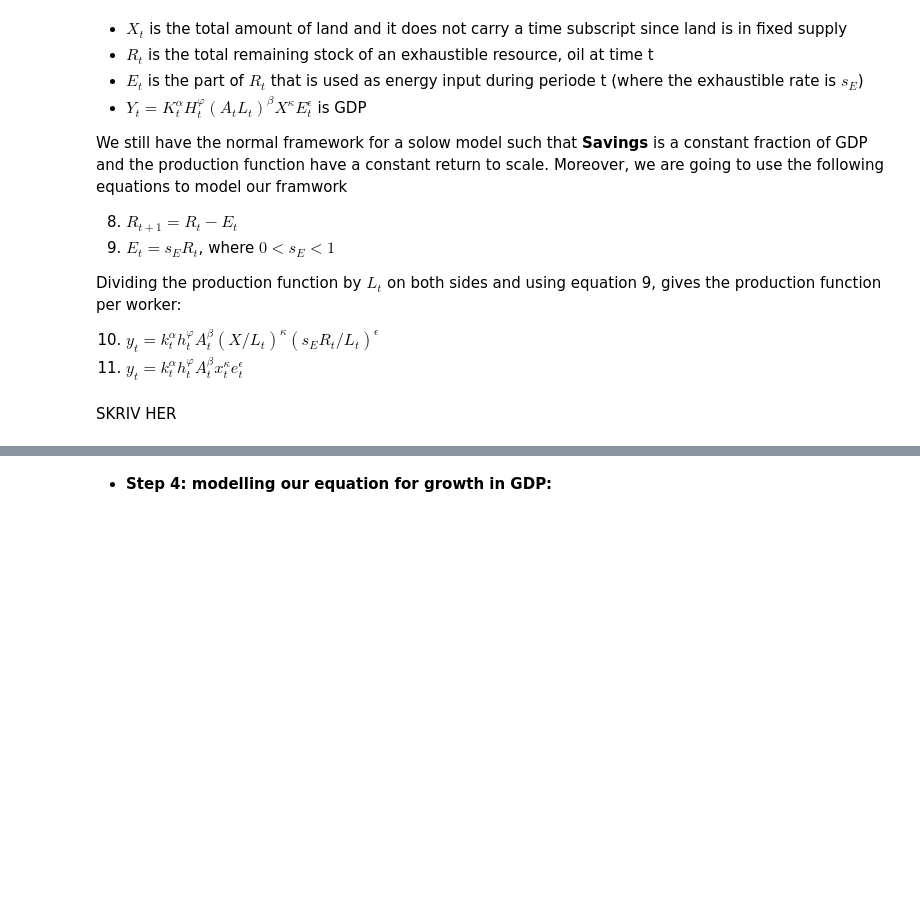
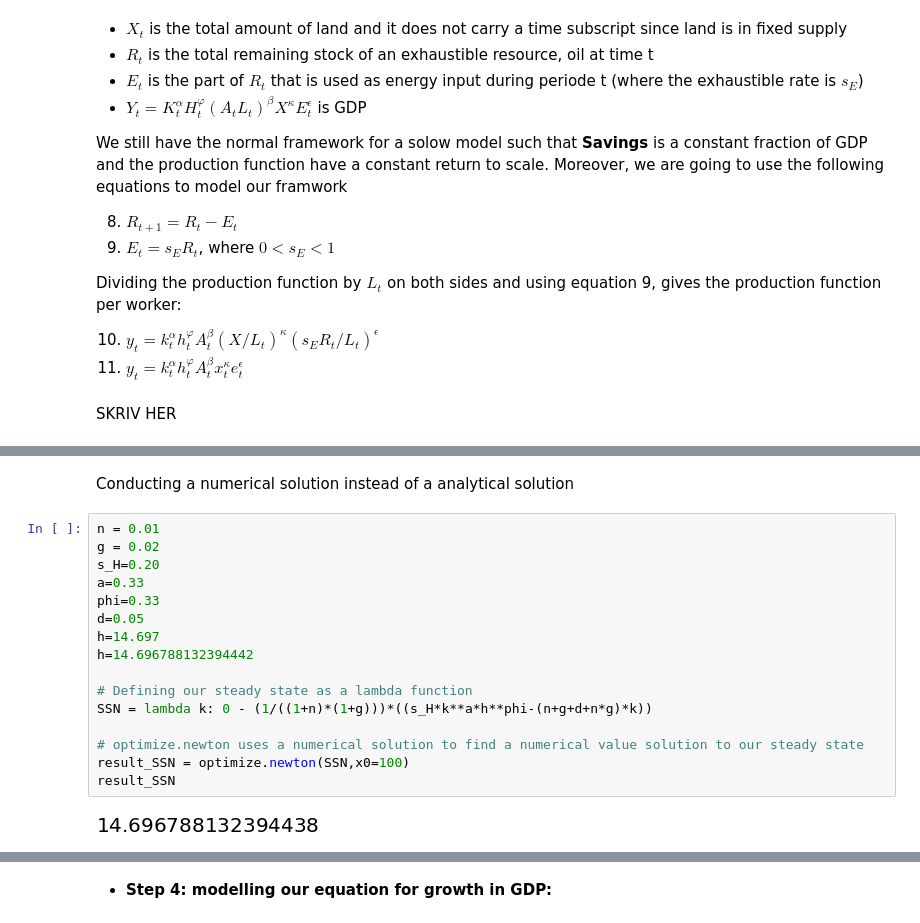
Before and after one commit to NumEconCopenhagen/projects-2019-ccl, a Jupyter notebook: modelproject/modelproject.ipynb, the cells around one changed output, grey strips where cells are left out. Cells and saved outputs as stored; diff of their text form; blank space fills up the shorter version.

```diff
--- a/modelproject/modelproject.ipynb
+++ b/modelproject/modelproject.ipynb
@@ -225,0 +218,20 @@ skriv SS ind her
+# %% [markdown]
+Conducting a numerical solution instead of a analytical solution
+# %%
+n = 0.01
+g = 0.02
+s_H=0.20
+a=0.33
+phi=0.33
+d=0.05
+h=14.697
+h=14.696788132394442
+
+# Defining our steady state as a lambda function
+SSN = lambda k: 0 - (1/((1+n)*(1+g)))*((s_H*k**a*h**phi-(n+g+d+n*g)*k))
+
+# optimize.newton uses a numerical solution to find a numerical value solution to our steady state
+result_SSN = optimize.newton(SSN,x0=100)
+result_SSN
+# %% [output]
+[figure, added]
```
Also changed, not shown: parts of 12 cells of this notebook.
